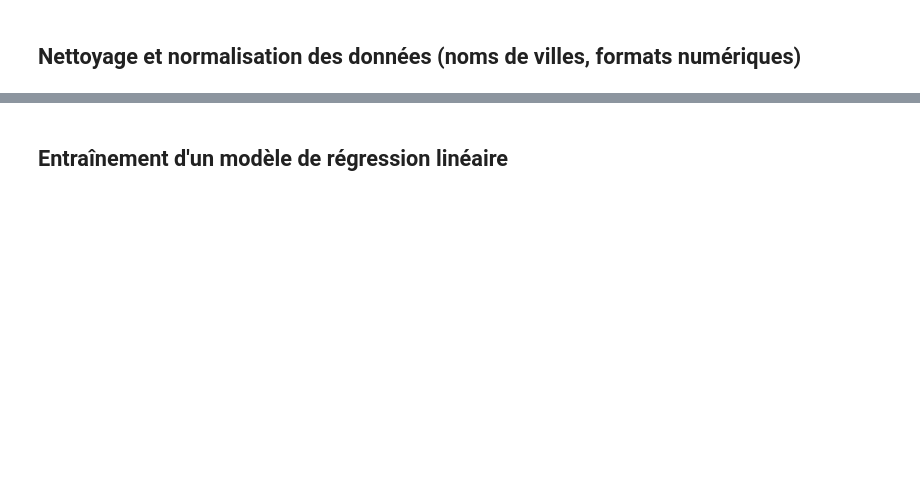
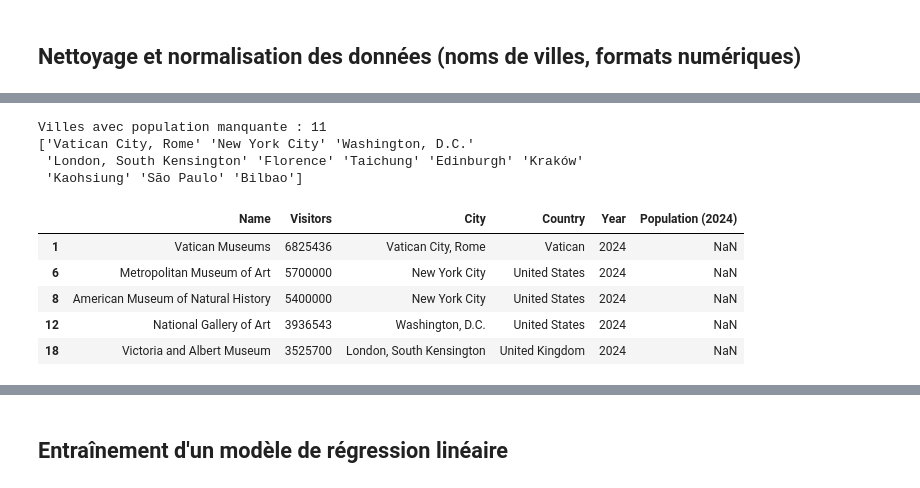
Before and after one commit to Kaydon123-creator/ivados-labs-museum-analytics, a Jupyter notebook: musuem-analysis.ipynb, the cells around one changed output, grey strips where cells are left out. Saved outputs shown, nothing was run; the diff lists cells and outputs as text; code cells hidden in the pictures; blank space fills up the shorter version.

```diff
--- a/musuem-analysis.ipynb
+++ b/musuem-analysis.ipynb
@@ -107,14 +111,25 @@ print(df_cities.head())
 # %%
 #Normalisation de la colonne visitors : df_museum
-df_museum["Visitors"] = (
+df_museum_test = df_museum.copy()
+df_museum_test["Visitors"] = (
     df_museum["Visitors"]
     .str.replace(",", "", regex=False)
-    .str.extract(r"(\d+)") #extrait les chiffres de la chaîne de caractères
+    .str.extract(r"(\d+)")
     .astype(int)
 )
+def print_df_info(df, n=5):
+    ("====== APERÇU DES DONNÉES ======")
 
+    print("\n--- head() ---")
+    print(df.head(n))
 
+    print("\n--- dtypes ---")
+    print(df.dtypes)
 
-print("Colonnes de df_museum:\n",df_museum.dtypes,"\n")
-print("Colonnes de df_cities:\n",df_cities.dtypes)
+    print("\n--- valeurs manquantes (isna().sum()) ---")
+    print(df.isna().sum())
+
+    print("\n--- describe() ---")
+    print(df.describe())
+print_df_info(df_museum_test)
 # %% [output]
@@ -228,0 +208,8 @@ plt.show()
+# %%
+
+df_museum_2024 = df_museum[df_museum["Year"] == 2024]
+
+df_joined = pd.merge(df_museum_2024, df_cities[["City", "Population (2024)"]], on="City", how="left")
+
+print_df_info(df_joined)
+print_report(df_joined)
@@ -228,0 +235,24 @@ plt.show()
+# %%
+def lignes_manquantes_avec_villes(df, city_col="City", pop_col="Population (2024)"):
+    lignes_manquantes = df[df[pop_col].isna()]
+    villes = lignes_manquantes[city_col].dropna().astype(str).str.strip().unique()
+    return lignes_manquantes, villes
+
+
+lignes_missing, villes_missing = lignes_manquantes_avec_villes(df_joined)
+
+print("Villes avec population manquante :", len(villes_missing))
+print(villes_missing)
+
+lignes_missing.head()
+# %% [output]
+Villes avec population manquante : 11
+['Vatican City, Rome' 'New York City' 'Washington, D.C.'
+ 'London, South Kensington' 'Florence' 'Taichung' 'Edinburgh' 'Kraków'
+ 'Kaohsiung' 'São Paulo' 'Bilbao']
+|  | Name | Visitors | City | Country | Year | Population (2024) |
+| 1 | Vatican Museums | 6825436 | Vatican City, Rome | Vatican | 2024 | NaN |
+| 6 | Metropolitan Museum of Art | 5700000 | New York City | United States | 2024 | NaN |
+| 8 | American Museum of Natural History | 5400000 | New York City | United States | 2024 | NaN |
+| 12 | National Gallery of Art | 3936543 | Washington, D.C. | United States | 2024 | NaN |
+| 18 | Victoria and Albert Museum | 3525700 | London, South Kensington | United Kingdom | 2024 | NaN |
```
Also changed, not shown: parts of 21 cells of this notebook, 3 other files.
